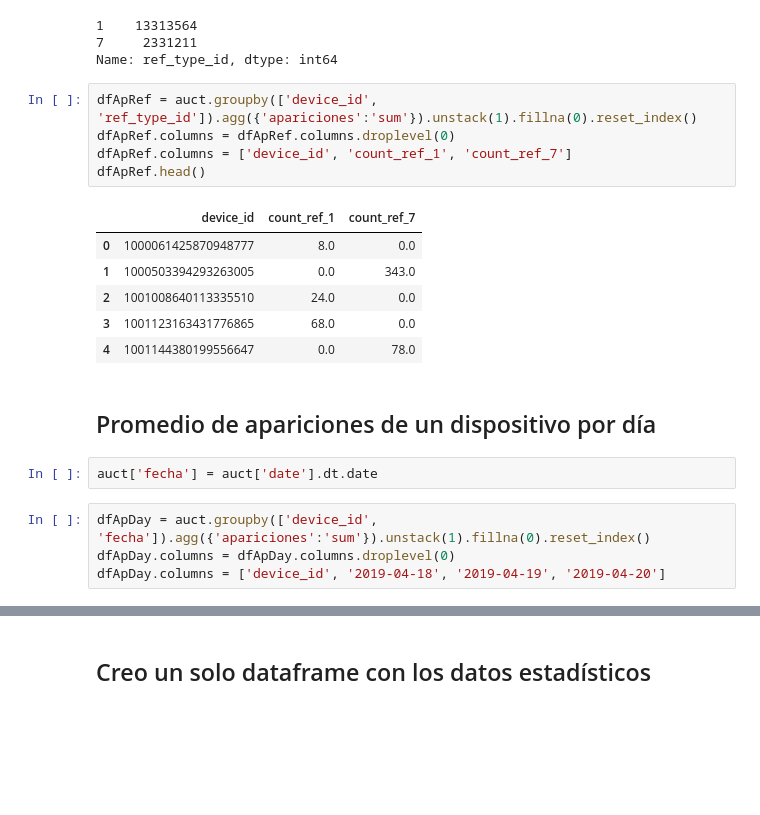
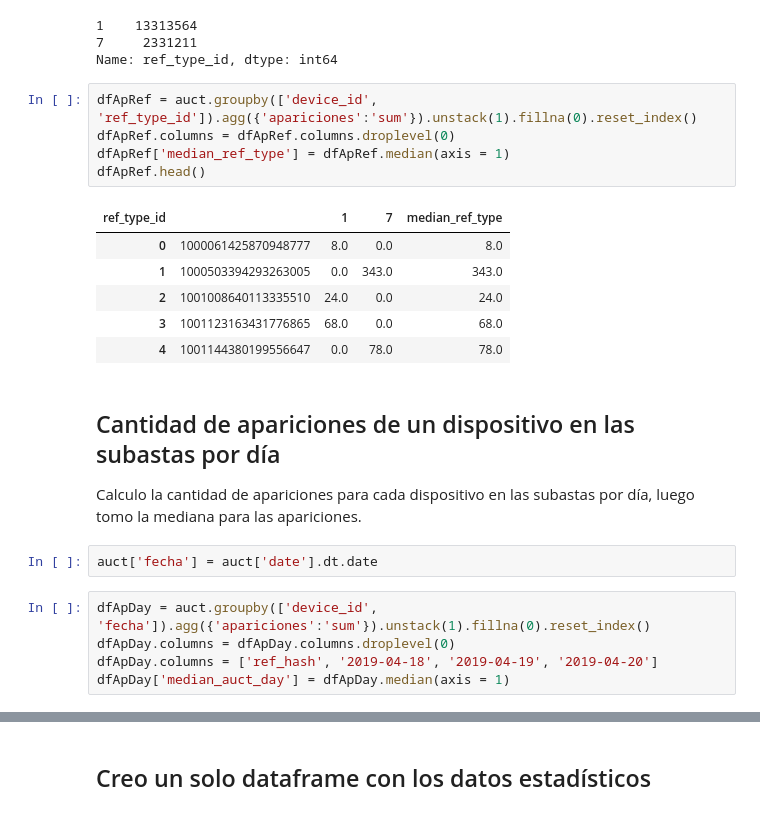
Before and after one commit to EscobarMariaSol/Organizacion-de-datos, a Jupyter notebook: TP2/TP2.ipynb, the cells around one changed output, grey strips where cells are left out. Saved outputs shown, nothing was run; the diff lists cells and outputs as text; blank space fills up the shorter version.

```diff
--- a/TP2/TP2.ipynb
+++ b/TP2/TP2.ipynb
@@ -91,23 +94,26 @@ Name: ref_type_id, dtype: int64
 # %%
 dfApRef = auct.groupby(['device_id', 'ref_type_id']).agg({'apariciones':'sum'}).unstack(1).fillna(0).reset_index()
 dfApRef.columns = dfApRef.columns.droplevel(0)
-dfApRef.columns = ['device_id', 'count_ref_1', 'count_ref_7']
+dfApRef['median_ref_type'] = dfApRef.median(axis = 1)
 dfApRef.head()
 # %% [output]
-|  | device_id | count_ref_1 | count_ref_7 |
-| 0 | 1000061425870948777 | 8.0 | 0.0 |
-| 1 | 1000503394293263005 | 0.0 | 343.0 |
-| 2 | 1001008640113335510 | 24.0 | 0.0 |
-| 3 | 1001123163431776865 | 68.0 | 0.0 |
-| 4 | 1001144380199556647 | 0.0 | 78.0 |
+| ref_type_id |  | 1 | 7 | median_ref_type |
+| 0 | 1000061425870948777 | 8.0 | 0.0 | 8.0 |
+| 1 | 1000503394293263005 | 0.0 | 343.0 | 343.0 |
+| 2 | 1001008640113335510 | 24.0 | 0.0 | 24.0 |
+| 3 | 1001123163431776865 | 68.0 | 0.0 | 68.0 |
+| 4 | 1001144380199556647 | 0.0 | 78.0 | 78.0 |
-# %% [markdown]
-## Promedio de apariciones de un dispositivo por día
+# %% [markdown]
+## Cantidad de apariciones de un dispositivo en las subastas por día
+
+Calculo la cantidad de apariciones para cada dispositivo en las subastas por día, luego tomo la mediana para las apariciones.
 # %%
 auct['fecha'] = auct['date'].dt.date
 # %%
 dfApDay = auct.groupby(['device_id', 'fecha']).agg({'apariciones':'sum'}).unstack(1).fillna(0).reset_index()
 dfApDay.columns = dfApDay.columns.droplevel(0)
-dfApDay.columns = ['device_id', '2019-04-18', '2019-04-19', '2019-04-20']
+dfApDay.columns = ['ref_hash', '2019-04-18', '2019-04-19', '2019-04-20']
+dfApDay['median_auct_day'] = dfApDay.median(axis = 1)
 # %%
 dfApDay.head()
 # %% [output]
```
Also changed, not shown: parts of 32 cells of this notebook, 1 other file.
